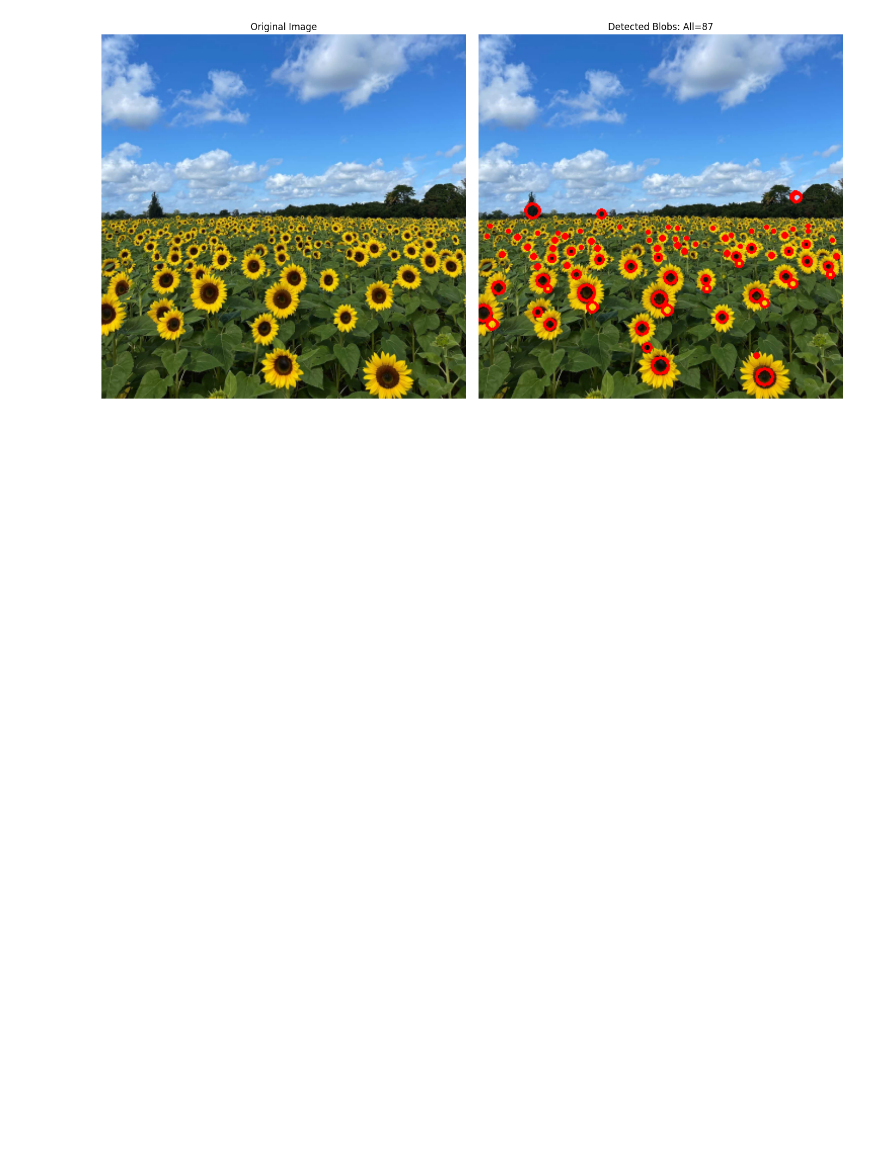
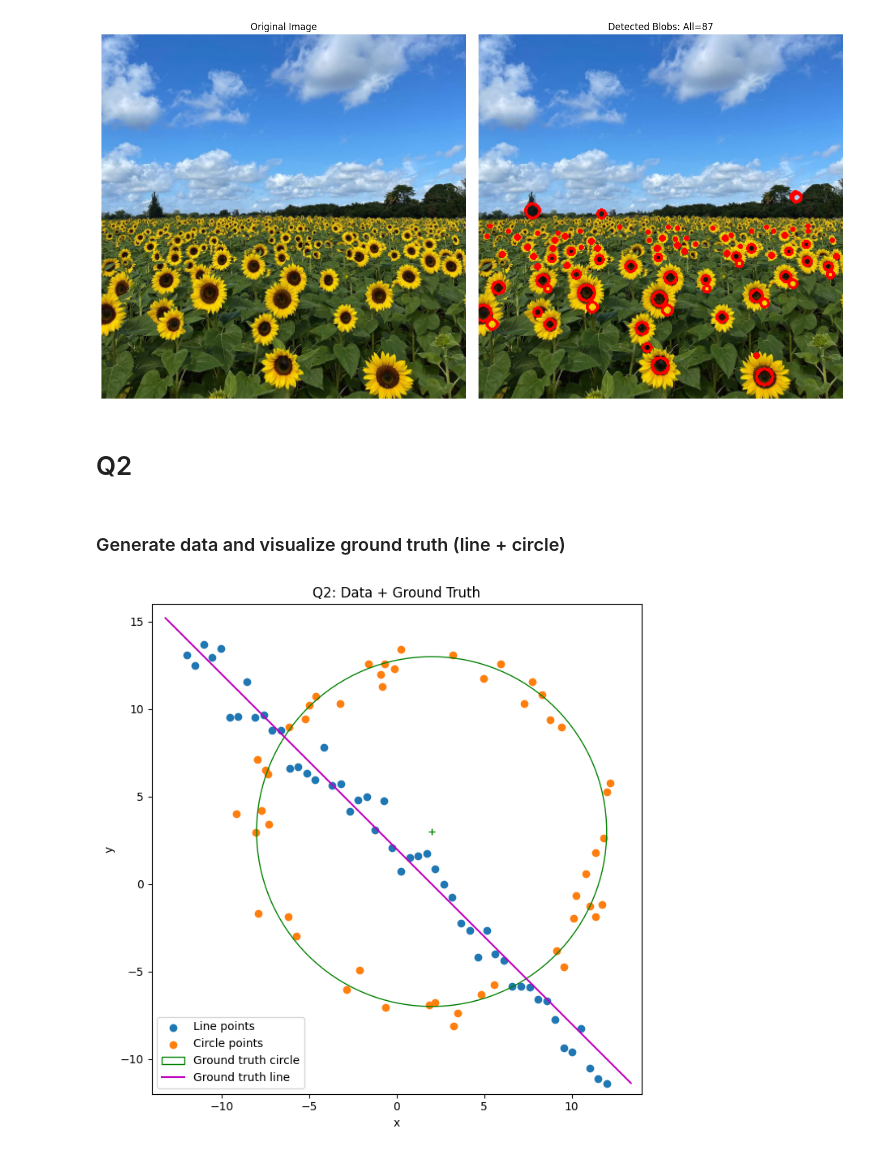
Before and after one commit to KiranGunathilaka/en3160_image_processing_machine_vision, a Jupyter notebook: assign2/220197E_a02.ipynb, the cells around one changed output. Drawn from its saved outputs; the diff is of its cells as text; code cells hidden in the pictures; blank space fills up the shorter version.

```diff
--- a/assign2/220197E_a02.ipynb
+++ b/assign2/220197E_a02.ipynb
@@ -87,3 +87,64 @@ Processed scale 12/20: sigma=3.89
  9. Center=(63.0,243.0), Radius=6.25, σ=4.42, Response=0.357
 10. Center=(19.0,250.0), Radius=6.25, σ=4.42, Response=0.291
 [figure]
+# %% [markdown]
+# Q2
+# %% [markdown]
+### Generate data and visualize ground truth (line + circle)
+# %%
+from scipy.optimize import minimize
+from scipy import linalg
+import matplotlib.pyplot as plt
+import numpy as np
+
+# np.random.seed(0)
+
+N = 100
+half_n = N//2
+
+# ---- Circle points (assignment style) ----
+r = 10
+x0_gt, y0_gt = 2, 3  # Center
+s = r/16
+t = np.random.uniform(0, 2*np.pi, half_n)
+n = s*np.random.randn(half_n)
+x = x0_gt + (r + n)*np.cos(t)
+y = y0_gt + (r + n)*np.sin(t)
+X_circ = np.hstack((x.reshape(half_n,1), y.reshape(half_n,1)))
+
+# ---- Line points ----
+s = 1.
+m_gt, b_gt = -1, 2  # y = mx + b
+x = np.linspace(-12, 12, half_n)
+y = m_gt*x + b_gt + s*np.random.randn(half_n)
+X_line = np.hstack((x.reshape(half_n,1), y.reshape(half_n,1)))
+
+# ---- Combined set ----
+X = np.vstack((X_circ, X_line))
+
+# ---- Plot points + GT models ----
+fig, ax = plt.subplots(1, 1, figsize=(7, 7))
+ax.scatter(X_line[:, 0], X_line[:, 1], label='Line points')
+ax.scatter(X_circ[:, 0], X_circ[:, 1], label='Circle points')
+
+# GT circle
+circle_gt = plt.Circle((x0_gt, y0_gt), r, color='g', fill=False, label='Ground truth circle')
+ax.add_patch(circle_gt)
+ax.plot([x0_gt], [y0_gt], '+', color='g')
+
+# GT line
+x_min, x_max = ax.get_xlim()
+x_ = np.array([x_min, x_max])
+y_ = m_gt * x_ + b_gt
+ax.plot(x_, y_, color='m', label='Ground truth line')
+
+ax.set_aspect('equal')
+ax.set_xlim(-14, 14); ax.set_ylim(-12, 16)
+ax.set_title('Q2: Data + Ground Truth')
+ax.set_xlabel('x'); ax.set_ylabel('y'); ax.legend()
+plt.tight_layout(); plt.show()
+
+# RNG just for RANSAC sampling later (keeps line/circle generation identical to np.random above)
+rng = np.random.default_rng(42)
+# %% [output]
+[figure, added]
```
Also changed, not shown: parts of 6 cells of this notebook, 4 other files.
